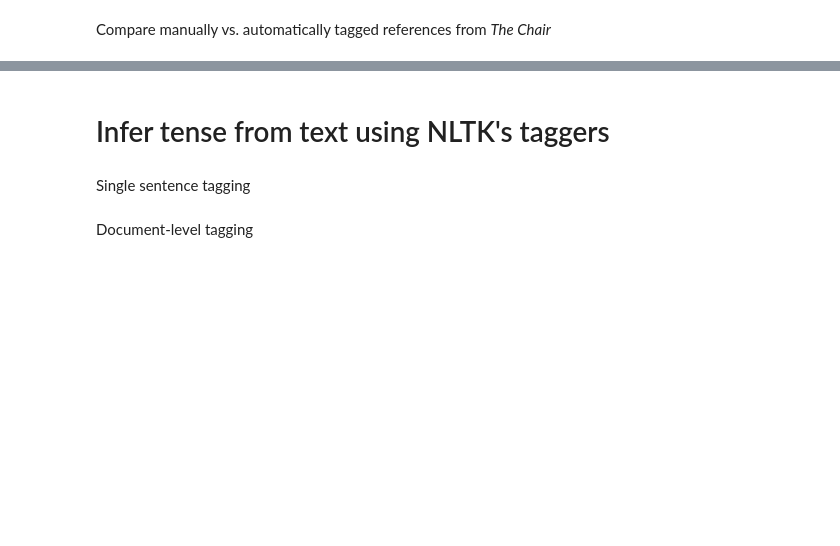
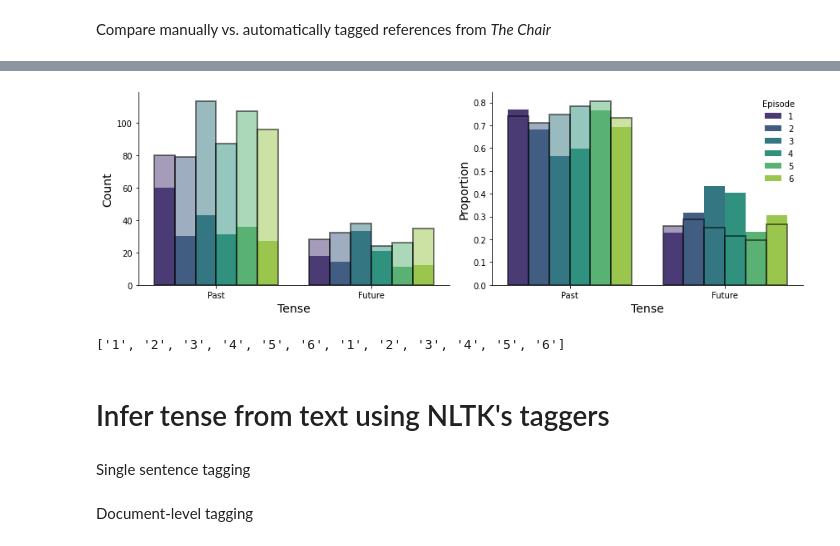
Before and after one commit to ContextLab/prediction-retrodiction-paper, a Jupyter notebook: code/meta-analysis.ipynb, the cells around one changed output, grey strips where cells are left out. Drawn from its saved outputs; the diff is of its cells as text; code cells hidden in the pictures; blank space fills up the shorter version.

```diff
--- a/code/meta-analysis.ipynb
+++ b/code/meta-analysis.ipynb
@@ -96,2 +33,0 @@ generate_ids = model.generate(inputs.input_ids, max_length=100, num_beams=5, ear
-# %%
-x = tokenizer.batch_decode(generate_ids, skip_special_tokens=True, clean_up_tokenization_spaces=False)
@@ -273,9 +176,6 @@ if chair_results_fname.exists():
     with open(chair_results_fname, 'rb') as f:
         auto, errors = pickle.load(f)
 else:
-    auto, errors = generate_gpt_responses_by_chunk(chair_dir, prompt_file=prompt_file, api_key_file=api_key_file, chunk_size=chunk_size, max_files=1, model=model)
+    auto, errors = generate_gpt_responses_by_chunk(chair_dir, prompt_file=prompt_file, api_key_file=api_key_file, chunk_size=chunk_size, max_files=10, model=model)
     with open(chair_results_fname, 'wb') as f:
         pickle.dump((auto, errors), f)
-
-auto = parse_and_summarize_gpt_responses(auto)
-auto
@@ -330,3 +284,33 @@ errors
+# %%
+fig, axes = plt.subplots(figsize=(12, 4), ncols=2, sharex=True)
+
+# show counts
+sns.barplot(data=manual, x='tense', y='count', hue='Episode', palette='viridis', ax=axes[0])
+sns.barplot(data=auto, x='tense', y='count', hue='Episode', palette='viridis', alpha=0.5, edgecolor='k', linewidth=2, ax=axes[0])
+axes[0].get_legend().remove()
+
+axes[0].set_xlabel('Tense', fontsize=14)
+axes[0].set_ylabel('Count', fontsize=14)
+sns.despine(top=True, right=True)
+
+# show proportions
+sns.barplot(data=manual, x='tense', y='proportion', hue='Episode', palette='viridis', ax=axes[1])
+sns.barplot(data=auto, x='tense', y='proportion', hue='Episode', palette='viridis', alpha=0.5, edgecolor='k', linewidth=2, ax=axes[1])
+handles, labels = axes[1].get_legend_handles_labels()
+axes[1].legend(loc='upper right', title='Episode', handles=handles[:6], labels=labels[:6], frameon=False)
+
+axes[1].set_xlabel('Tense', fontsize=14)
+axes[1].set_ylabel('Proportion', fontsize=14)
+sns.despine(top=True, right=True)
+
+plt.tight_layout()
+fig.savefig('the_chair_events.pdf', bbox_inches='tight')
+# %% [output]
+[figure, added]
+# %%
+labels
+# %% [output]
+['1', '2', '3', '4', '5', '6', '1', '2', '3', '4', '5', '6']
 # %% [markdown]
 # Infer tense from text using NLTK's taggers
 # %% [markdown]
```
Also changed, not shown: parts of 21 cells of this notebook, 9 other files.
